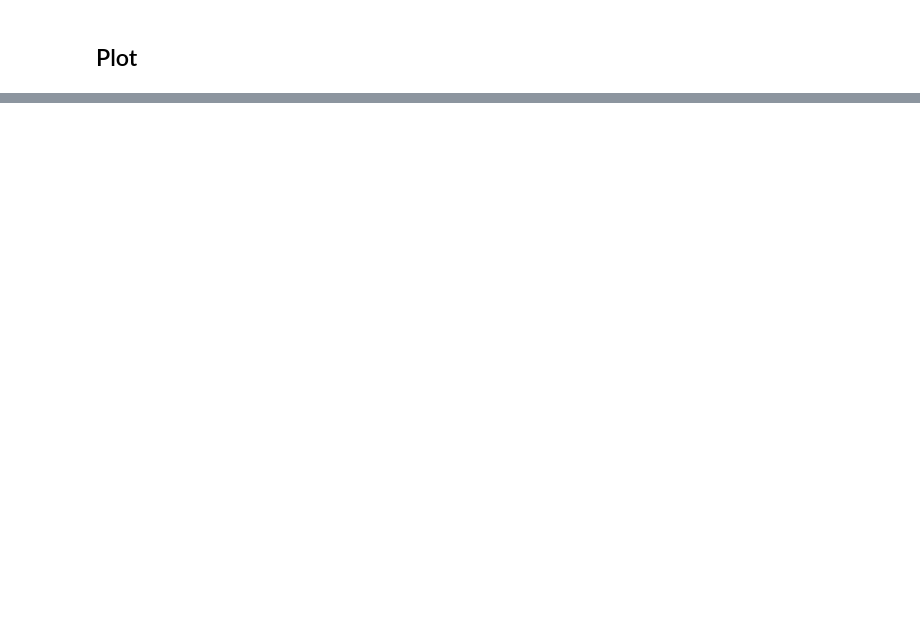
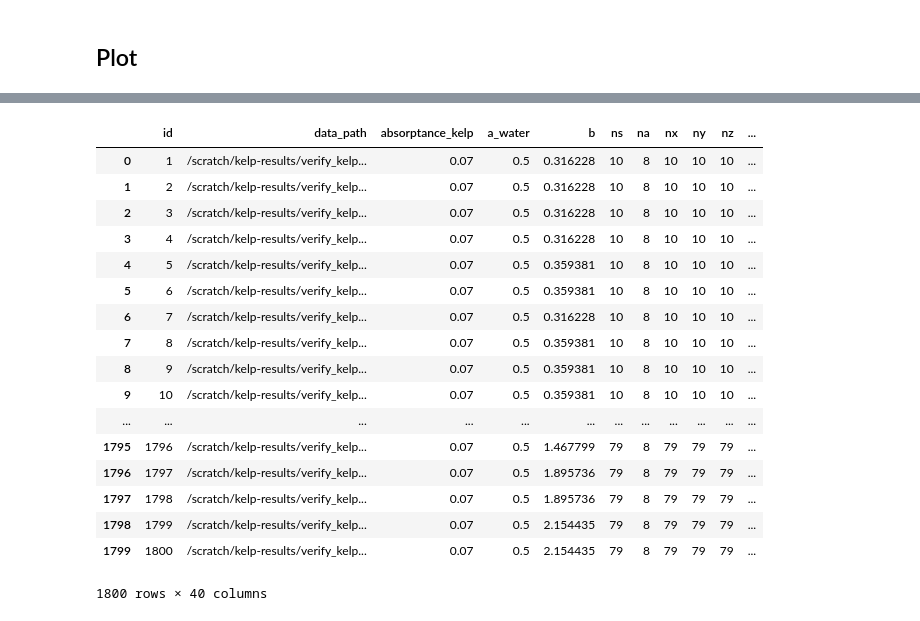
Before and after one commit to OliverEvans96/kelp, a Jupyter notebook: code/python/VerificationOfCalculations.ipynb, the cells around one changed output, grey strips where cells are left out. Cells and saved outputs as stored; diff of their text form; code cells hidden in the pictures; blank space fills up the shorter version.

```diff
--- a/code/python/VerificationOfCalculations.ipynb
+++ b/code/python/VerificationOfCalculations.ipynb
@@ -659,0 +732,2 @@ for j, b in enumerate(b_list):
+# %%
+df = kelp_analyze.table_to_df(conn, study_name)
@@ -659,0 +736,13 @@ for j, b in enumerate(b_list):
+# %%
+fd_df = df[df['fd_flag']==True]
+
+m, b = robust_exp_regression(fd_df['ns'].values, fd_df['compute_time'].values)
+plt.plot(fd_df['ns'], fd_df['compute_time'], 'o', label='data')
+xx = np.array([np.min(fd_df['ns']), np.max(fd_df['ns'])])
+plt.plot(xx, np.exp(b)*xx**m, '--', label='fit (b={:.2f}, m={:.2f})'.format(b, m))
+plt.xscale('log')
+plt.yscale('log')
+plt.xlabel('ns')
+plt.ylabel('compute time (seconds)')
+plt.title('FD compute times')
+plt.legend()
@@ -659,0 +767,21 @@ for j, b in enumerate(b_list):
+# %%
+sns.distplot(fd_df['ns'])
+# %% [output]
+|  | id | data_path | absorptance_kelp | a_water | b | ns | na | nx | ny | nz | ... |
+| 0 | 1 | /scratch/kelp-results/verify_kelp... | 0.07 | 0.5 | 0.316228 | 10 | 8 | 10 | 10 | 10 | ... |
+| 1 | 2 | /scratch/kelp-results/verify_kelp... | 0.07 | 0.5 | 0.316228 | 10 | 8 | 10 | 10 | 10 | ... |
+| 2 | 3 | /scratch/kelp-results/verify_kelp... | 0.07 | 0.5 | 0.316228 | 10 | 8 | 10 | 10 | 10 | ... |
+| 3 | 4 | /scratch/kelp-results/verify_kelp... | 0.07 | 0.5 | 0.316228 | 10 | 8 | 10 | 10 | 10 | ... |
+| 4 | 5 | /scratch/kelp-results/verify_kelp... | 0.07 | 0.5 | 0.359381 | 10 | 8 | 10 | 10 | 10 | ... |
+| 5 | 6 | /scratch/kelp-results/verify_kelp... | 0.07 | 0.5 | 0.359381 | 10 | 8 | 10 | 10 | 10 | ... |
+| 6 | 7 | /scratch/kelp-results/verify_kelp... | 0.07 | 0.5 | 0.316228 | 10 | 8 | 10 | 10 | 10 | ... |
+| 7 | 8 | /scratch/kelp-results/verify_kelp... | 0.07 | 0.5 | 0.359381 | 10 | 8 | 10 | 10 | 10 | ... |
+| 8 | 9 | /scratch/kelp-results/verify_kelp... | 0.07 | 0.5 | 0.359381 | 10 | 8 | 10 | 10 | 10 | ... |
+| 9 | 10 | /scratch/kelp-results/verify_kelp... | 0.07 | 0.5 | 0.359381 | 10 | 8 | 10 | 10 | 10 | ... |
+| ... | ... | ... | ... | ... | ... | ... | ... | ... | ... | ... | ... |
+| 1795 | 1796 | /scratch/kelp-results/verify_kelp... | 0.07 | 0.5 | 1.467799 | 79 | 8 | 79 | 79 | 79 | ... |
+| 1796 | 1797 | /scratch/kelp-results/verify_kelp... | 0.07 | 0.5 | 1.895736 | 79 | 8 | 79 | 79 | 79 | ... |
+| 1797 | 1798 | /scratch/kelp-results/verify_kelp... | 0.07 | 0.5 | 1.895736 | 79 | 8 | 79 | 79 | 79 | ... |
+| 1798 | 1799 | /scratch/kelp-results/verify_kelp... | 0.07 | 0.5 | 2.154435 | 79 | 8 | 79 | 79 | 79 | ... |
+| 1799 | 1800 | /scratch/kelp-results/verify_kelp... | 0.07 | 0.5 | 2.154435 | 79 | 8 | 79 | 79 | 79 | ... |
+1800 rows × 40 columns
```
Also changed, not shown: parts of 32 cells of this notebook.
